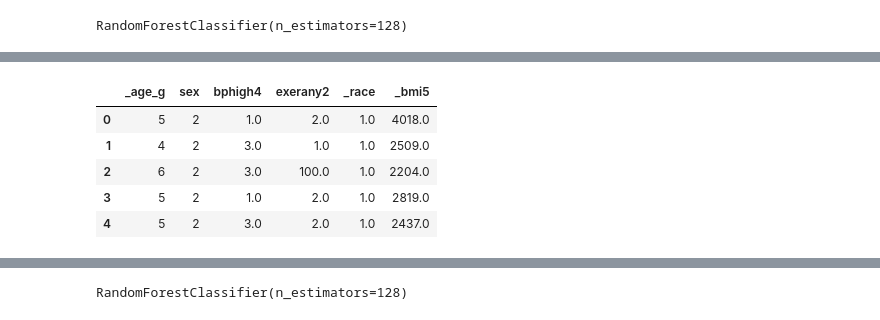
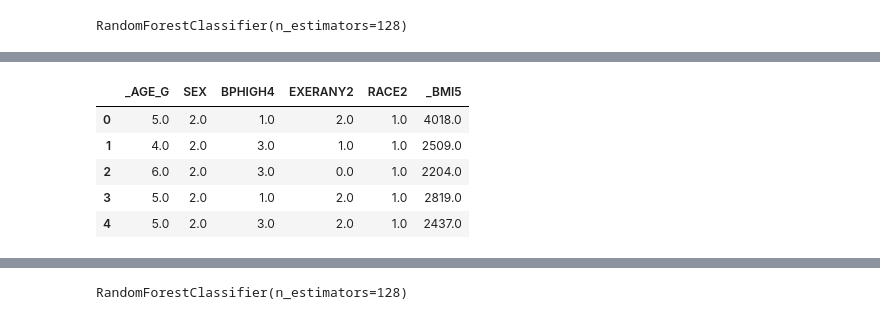
Before and after one commit to tbug-szoke/diabetes, a Jupyter notebook: Diabetes_ML_Model.ipynb, the cells around one changed output, grey strips where cells are left out. Drawn from its saved outputs; the diff is of its cells as text; code cells hidden in the pictures.

```diff
--- a/Diabetes_ML_Model.ipynb
+++ b/Diabetes_ML_Model.ipynb
@@ -62,0 +62,4 @@ dtype: int64
+# %%
+# Review nulls, sorted in descending order
+nulls = df.isnull().sum().sort_values(ascending=False)
+nulls
@@ -62,0 +84,6 @@ dtype: int64
+# %%
+# create a list of columns where more than 800K of the rows (84% of the total data set) are null.  These columns should be removed
+# from our further modeling
+
+to_remove = nulls.loc[nulls > 800000].index.tolist()
+to_remove
@@ -62,0 +104,4 @@ dtype: int64
+# %%
+# Drop the 'to_remove' columns
+df = df.drop(columns=to_remove)
+df.head()
@@ -63,3 +116,3 @@ dtype: int64
 # %%
-# Remove NaN Values from all other fields (Features); replace with a value that is unused in the raw data set (aka 100)
-df.fillna(100, inplace=True)
+# Remove remaining NaN Values from all other fields (Features); replace with 0
+df.fillna(0, inplace=True)
@@ -369,14 +303,14 @@ array([0.05887266, 0.06048523, 0.05480198, 0.05873685, 0.04755224,
 # %%
 # Compare our ML model to ADA survey questions.abs
-X=df[['_age_g','sex','bphigh4','exerany2','_race','_bmi5']]
+X=df[['_AGE_G','SEX','BPHIGH4','EXERANY2','RACE2','_BMI5']]
 X.head()
 # %% [output]
-|  | _age_g | sex | bphigh4 | exerany2 | _race | _bmi5 |
-| 0 | 5 | 2 | 1.0 | 2.0 | 1.0 | 4018.0 |
-| 1 | 4 | 2 | 3.0 | 1.0 | 1.0 | 2509.0 |
-| 2 | 6 | 2 | 3.0 | 100.0 | 1.0 | 2204.0 |
-| 3 | 5 | 2 | 1.0 | 2.0 | 1.0 | 2819.0 |
-| 4 | 5 | 2 | 3.0 | 2.0 | 1.0 | 2437.0 |
+|  | _AGE_G | SEX | BPHIGH4 | EXERANY2 | RACE2 | _BMI5 |
+| 0 | 5.0 | 2.0 | 1.0 | 2.0 | 1.0 | 4018.0 |
+| 1 | 4.0 | 2.0 | 3.0 | 1.0 | 1.0 | 2509.0 |
+| 2 | 6.0 | 2.0 | 3.0 | 0.0 | 1.0 | 2204.0 |
+| 3 | 5.0 | 2.0 | 1.0 | 2.0 | 1.0 | 2819.0 |
+| 4 | 5.0 | 2.0 | 3.0 | 2.0 | 1.0 | 2437.0 |
 # %%
 # Re-run model
 
```
Also changed, not shown: parts of 37 cells of this notebook.
